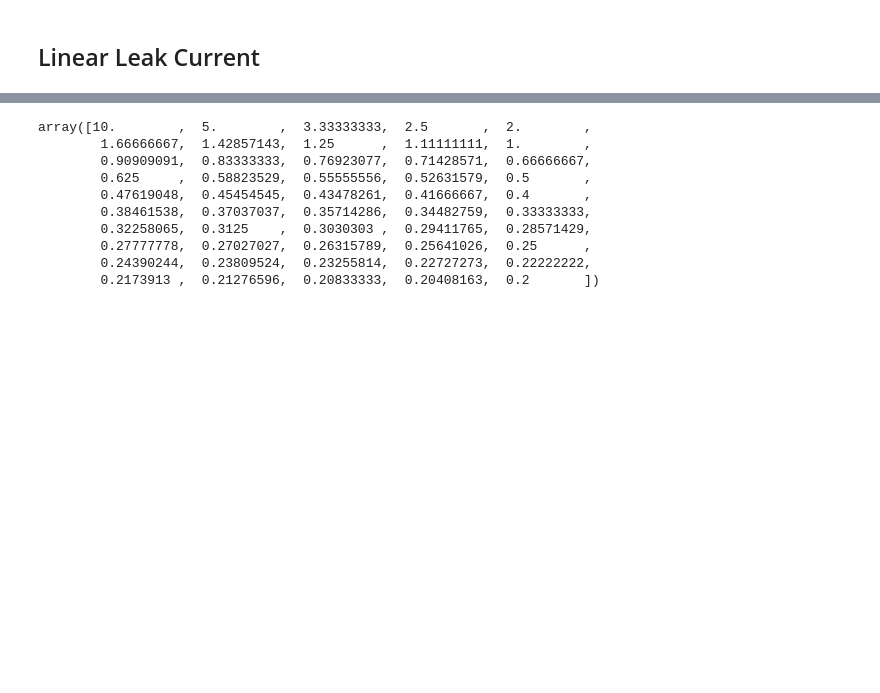
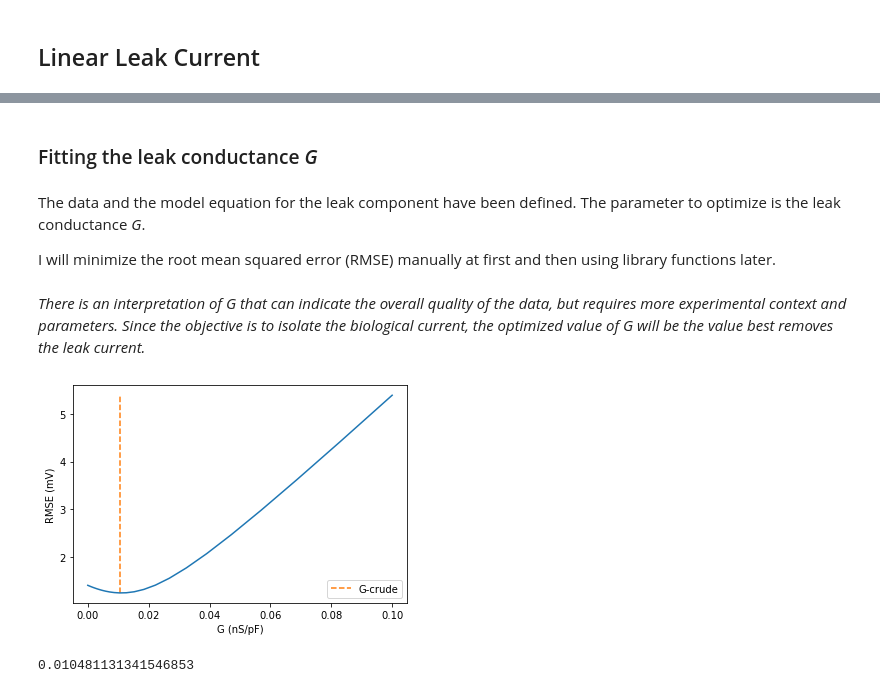
Before and after one commit to dtilley/isolating_bioelectrical_current, a Jupyter notebook: leak_subtraction_TUTORIAL.ipynb, the cells around one changed output, grey strips where cells are left out. Drawn from its saved outputs; the diff is of its cells as text; code cells hidden in the pictures; blank space fills up the shorter version.

Commit message:
solved g-crude

```diff
--- a/leak_subtraction_TUTORIAL.ipynb
+++ b/leak_subtraction_TUTORIAL.ipynb
@@ -83,15 +78,0 @@ The data and the model equation for the leak component have been defined. The pa
-# %%
-# Define the range of G
-g_leak = (np.linspace(start=1.0, stop=10.0, num=50))**-1  # in nS
-
-# Define a function to calculate RMSE
-def calc_rmse(i_pApF, i_leak_pApF):
-    n = float(len(i_pApF)) # number of points
-    rmse = (sum((i_pApF - i_leak_pApF)**2) / n)**0.5
-    return(rmse)
-
-# Loop through and calculate the RMSE for the conductance range
-rmse_leak = []
-for g in g_leak:
-    i_leak = (g * c5_vc.mV)/50 # Fix Units
-    rmse_leak.append(calc_rmse(c5_vc.i_pApF, i_leak))
@@ -103,13 +79,44 @@ plt.show()
-# %%
-g_leak
-# %% [output]
-array([10.        ,  5.        ,  3.33333333,  2.5       ,  2.        ,
-        1.66666667,  1.42857143,  1.25      ,  1.11111111,  1.        ,
-        0.90909091,  0.83333333,  0.76923077,  0.71428571,  0.66666667,
-        0.625     ,  0.58823529,  0.55555556,  0.52631579,  0.5       ,
-        0.47619048,  0.45454545,  0.43478261,  0.41666667,  0.4       ,
-        0.38461538,  0.37037037,  0.35714286,  0.34482759,  0.33333333,
-        0.32258065,  0.3125    ,  0.3030303 ,  0.29411765,  0.28571429,
-        0.27777778,  0.27027027,  0.26315789,  0.25641026,  0.25      ,
-        0.24390244,  0.23809524,  0.23255814,  0.22727273,  0.22222222,
-        0.2173913 ,  0.21276596,  0.20833333,  0.20408163,  0.2       ])
+# %% [markdown]
+### Fitting the leak conductance *G*
+# %% [markdown]
+The data and the model equation for the leak component have been defined. The parameter to optimize is the leak conductance *G*.
+
+I will minimize the root mean squared error (RMSE) manually at first and then using library functions later.
+# %% [markdown]
+*There is an interpretation of G that can indicate the overall quality of the data, but requires more experimental context and parameters. Since the objective is to isolate the biological current, the optimized value of G will be the value best removes the leak current.*
+# %%
+# Define the range of G that covers several orders of magnitude
+g_leak = np.logspace(start=-5, stop=-1, num=50, endpoint=True)  # I used some trial and error
+
+# Define a function to calculate RMSE
+def calc_rmse(i_pApF, i_leak_pApF):
+    n = float(len(i_pApF)) # number of points
+    rmse = (sum((i_pApF - i_leak_pApF)**2) / n)**0.5
+    return(rmse)
+
+# Loop through and calculate the RMSE for the conductance range
+rmse_leak = []
+for g in g_leak:
+    i_leak = (g * c5_vc.mV)
+    rmse_leak.append(calc_rmse(c5_vc.i_pApF, i_leak))
+# %%
+# Find the value of G that minimizes RMSE
+g_leak_crude = g_leak[rmse_leak.index(min(rmse_leak))]
+
+# Plot RMSE v G and G-crude
+plt.plot(g_leak, rmse_leak)
+plt.xlabel('G (nS/pF)')
+plt.ylabel('RMSE (mV)')
+plt.vlines(x = g_leak_crude, ymin = min(rmse_leak), ymax = max(rmse_leak),
+           colors = 'tab:orange',
+           linestyle='--',
+           label = 'G-crude')
+plt.legend(loc=4)
+plt.show()
+# %% [output]
+[figure, added]
+# %%
+g_leak_crude = g_leak[rmse_leak.index(min(rmse_leak))]
+g_leak_crude
+# %% [output]
+0.010481131341546853
```
Also changed, not shown: parts of 4 cells of this notebook.
